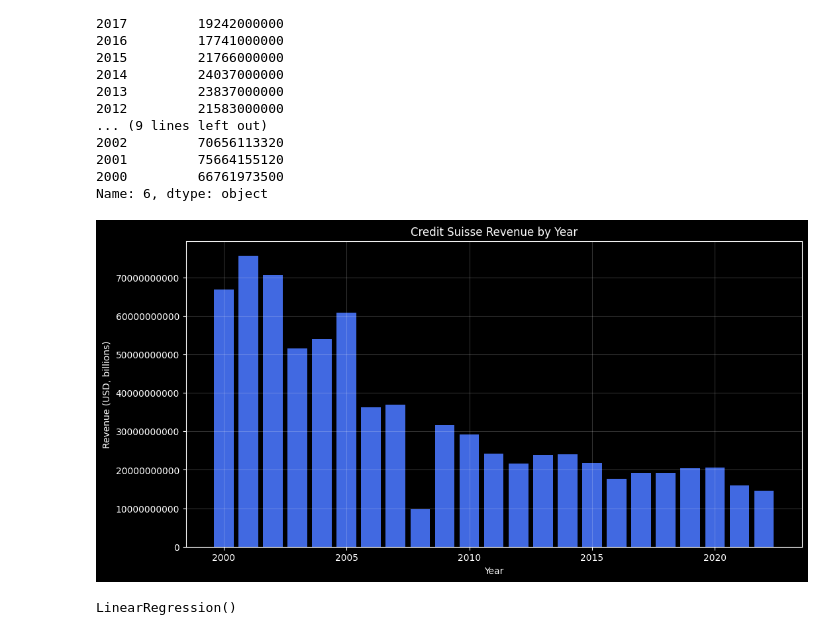
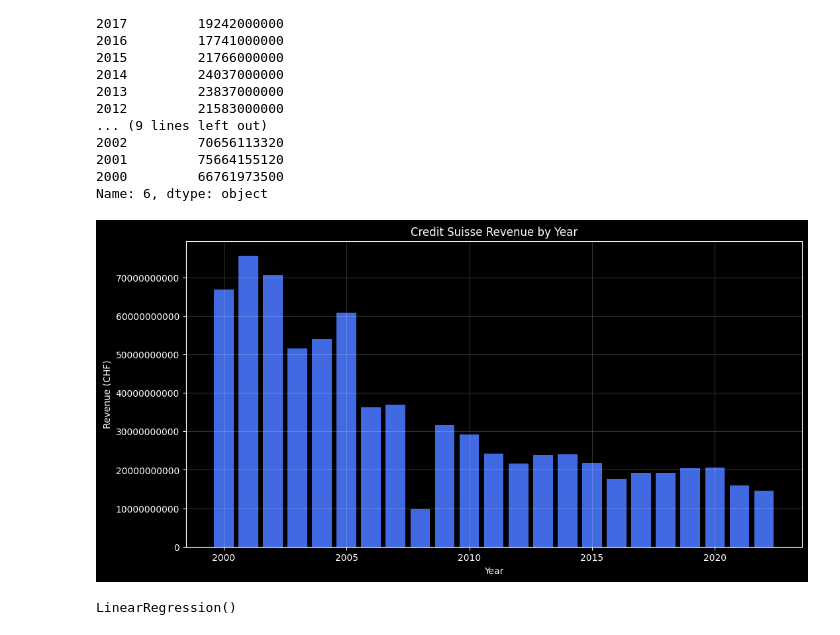
Before and after one commit to AnalyticalHarry/CreditSuisse, a Jupyter notebook: CREDIT_SUISSE_GROUP_AG_INCOME_STATEMENT.ipynb, the cells around one changed output. Cells and saved outputs as stored; diff of their text form; code cells hidden in the pictures.

```diff
--- a/CREDIT_SUISSE_GROUP_AG_INCOME_STATEMENT.ipynb
+++ b/CREDIT_SUISSE_GROUP_AG_INCOME_STATEMENT.ipynb
@@ -161,16 +161,16 @@ revenue = pd.DataFrame(revenue)
 # %%
 plt.style.use('dark_background')
 fig, ax = plt.subplots(figsize=(12, 6))
 plt.bar(year[0],revenue[0], color="royalblue")
 plt.gca().yaxis.set_major_formatter(ticker.ScalarFormatter(useMathText=False))
 plt.ticklabel_format(axis='y', style='plain')
 plt.title("Credit Suisse Revenue by Year")
 plt.xlabel("Year")
-plt.ylabel("Revenue (USD, billions)")
+plt.ylabel("Revenue (CHF)")
 ax.grid(color='white', alpha=0.20)
 plt.show()
 # %% [output]
-[figure, old version]
+[figure, new version]
 # %%
 from sklearn.linear_model import LinearRegression
 from sklearn.model_selection import train_test_split
```
Also changed, not shown: parts of 5 cells of this notebook.
